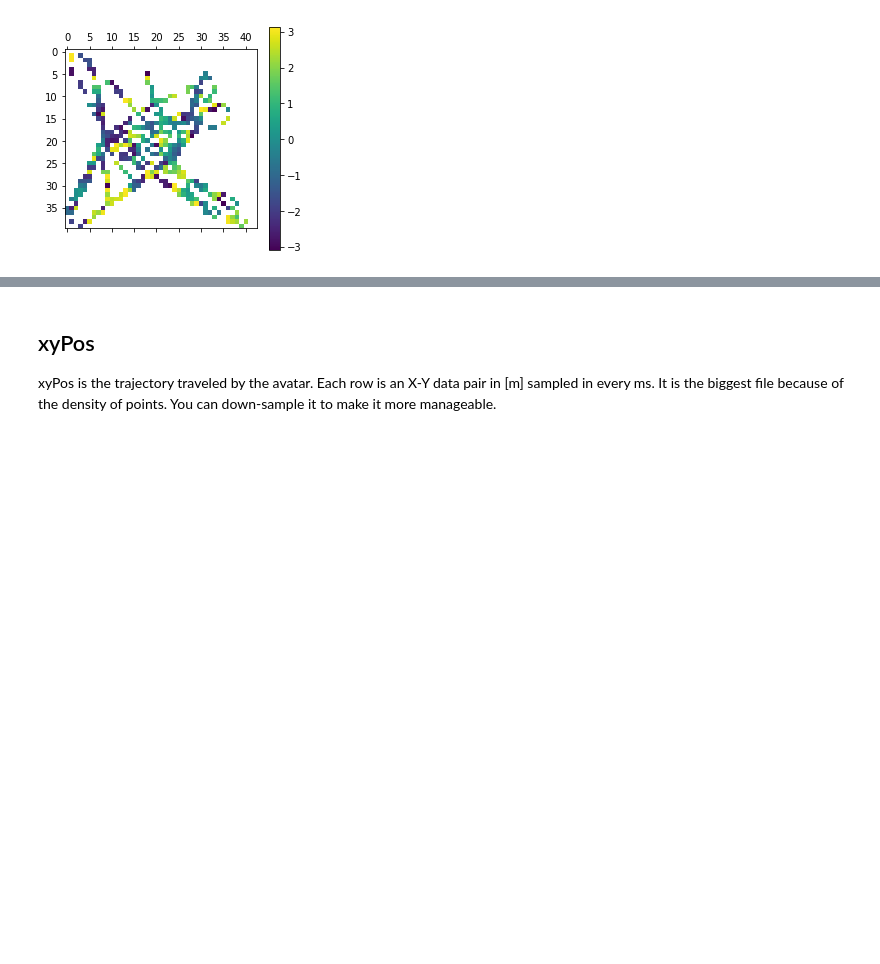
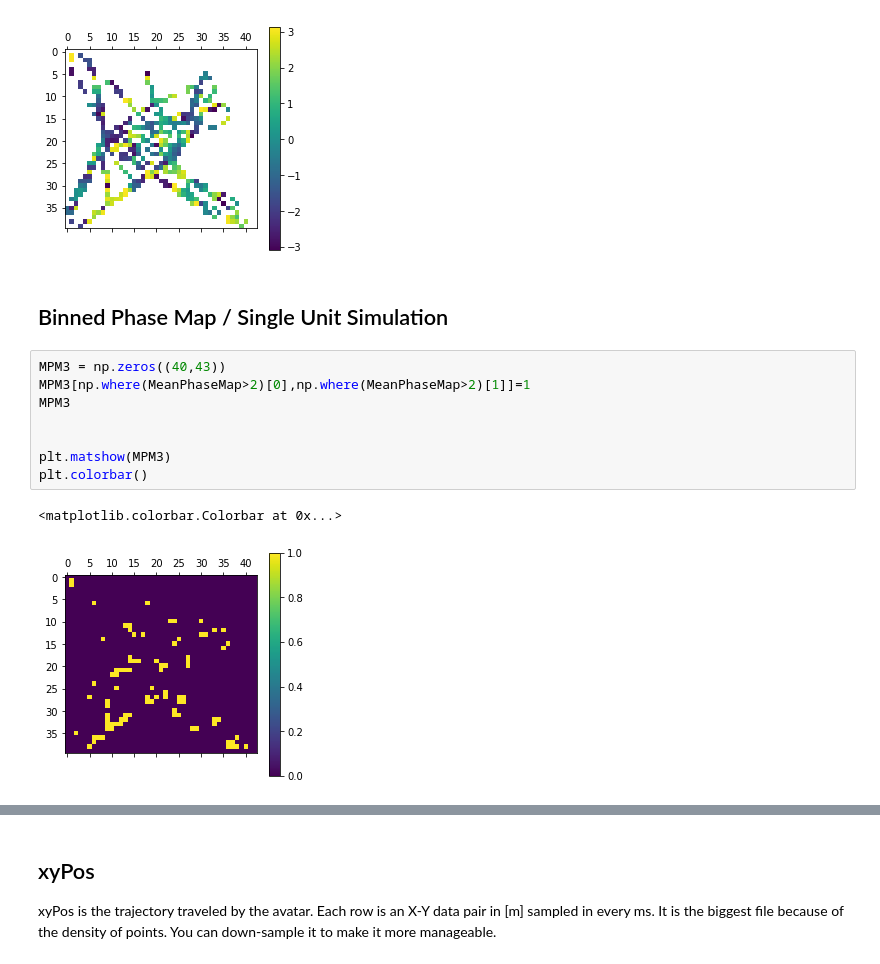
Before and after one commit to DanielHHowell/Grid-Cell, a Jupyter notebook: Grid Cell Phase Main.ipynb, the cells around one changed output, grey strips where cells are left out. Saved outputs shown, nothing was run; the diff lists cells and outputs as text; blank space fills up the shorter version.

```diff
--- a/Grid Cell Phase Main.ipynb
+++ b/Grid Cell Phase Main.ipynb
@@ -99,3 +98,16 @@ plt.colorbar()
 # %% [output]
 <matplotlib.colorbar.Colorbar at 0x...>
 [figure]
+# %% [markdown]
+## Binned Phase Map / Single Unit Simulation
+# %%
+MPM3 = np.zeros((40,43))
+MPM3[np.where(MeanPhaseMap>2)[0],np.where(MeanPhaseMap>2)[1]]=1
+MPM3
+
+
+plt.matshow(MPM3)
+plt.colorbar()
+# %% [output]
+<matplotlib.colorbar.Colorbar at 0x...>
+[figure, added]
```
Also changed, not shown: parts of 11 cells of this notebook.
